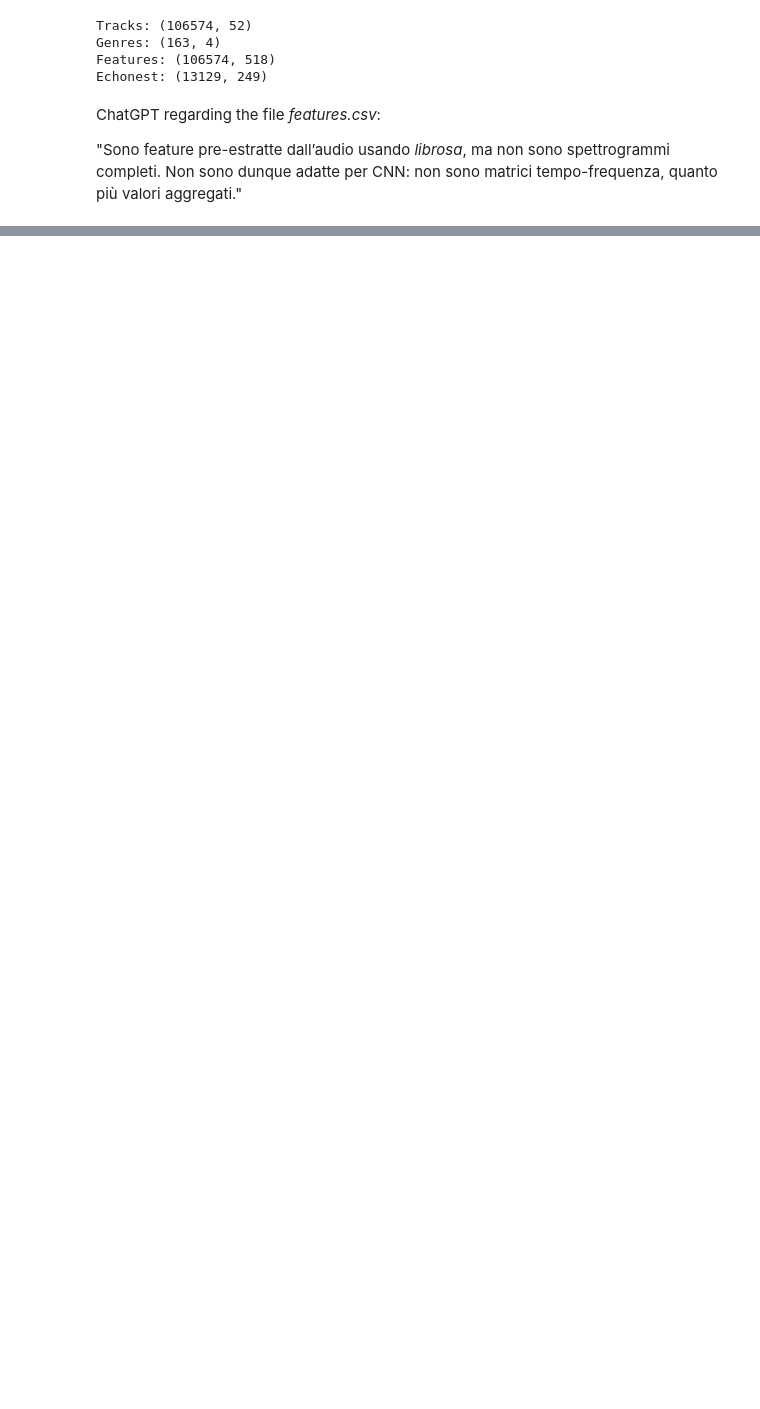
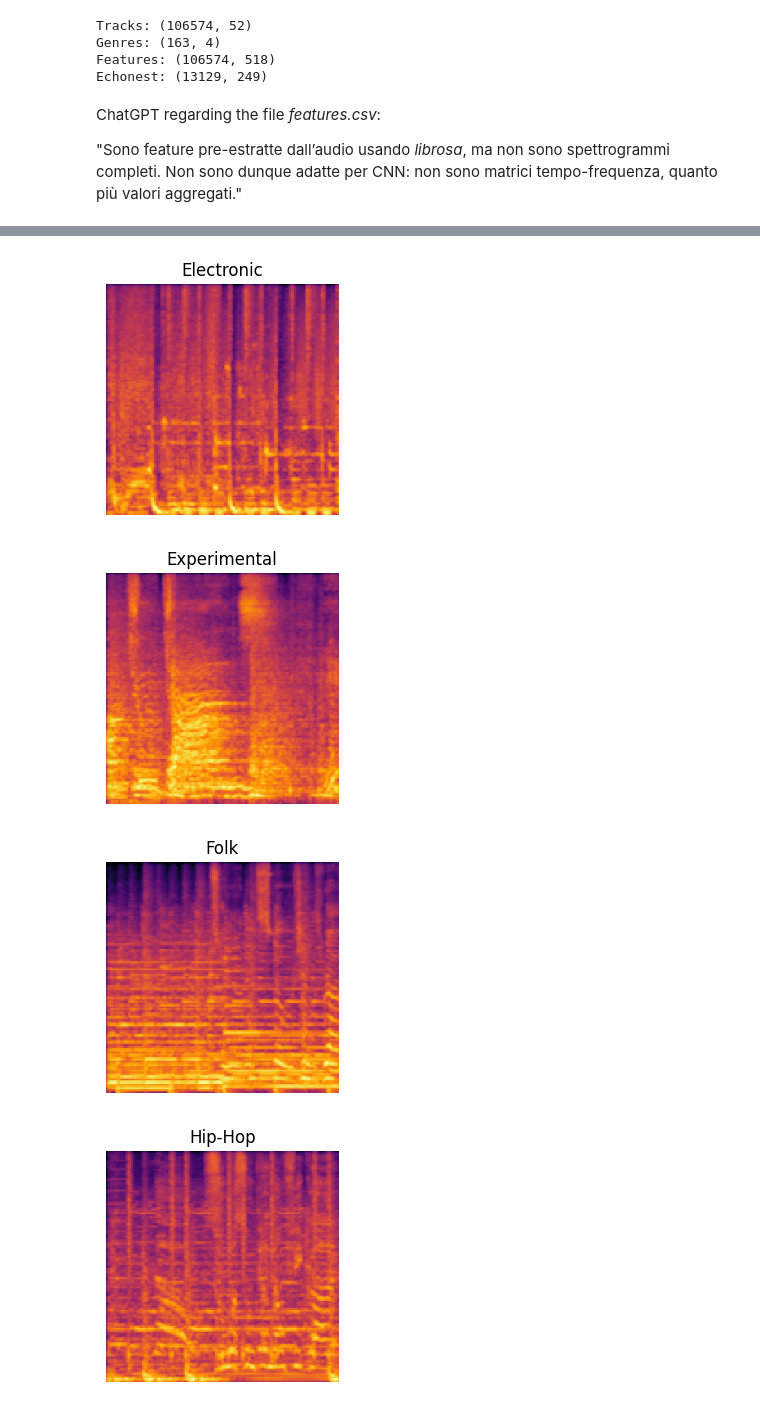
Before and after one commit to giacomobinco/FDS-Final-Project, a Jupyter notebook: fma_dataset.ipynb, the cells around one changed output, grey strips where cells are left out. Cells and saved outputs as stored; diff of their text form; code cells hidden in the pictures; blank space fills up the shorter version.

```diff
--- a/fma_dataset.ipynb
+++ b/fma_dataset.ipynb
@@ -111,0 +188,7 @@ plt.show()
+# %%
+#Check if the file are distrbituited correctly
+for genre in sorted(os.listdir(dataset_dir)):
+    genre_path = os.path.join(dataset_dir, genre)
+    if os.path.isdir(genre_path):
+        files = os.listdir(genre_path)[:5]
+        print(f"{genre}: {files}")
@@ -111,0 +204,19 @@ plt.show()
+# %%
+#Visualization of one image per genre
+for genre in sorted(os.listdir(dataset_dir)):
+    genre_path = os.path.join(dataset_dir, genre)
+    if os.path.isdir(genre_path):
+        files = os.listdir(genre_path)
+        if files:
+            img_path = os.path.join(genre_path, files[0])
+            img = mpimg.imread(img_path)
+            plt.figure(figsize=(6,3))
+            plt.imshow(img)
+            plt.axis('off')
+            plt.title(genre)
+            plt.show()
+# %% [output]
+[figure, added]
+[figure, added]
+[figure, added]
+[figure, added]
```
Also changed, not shown: parts of 26 cells of this notebook.
